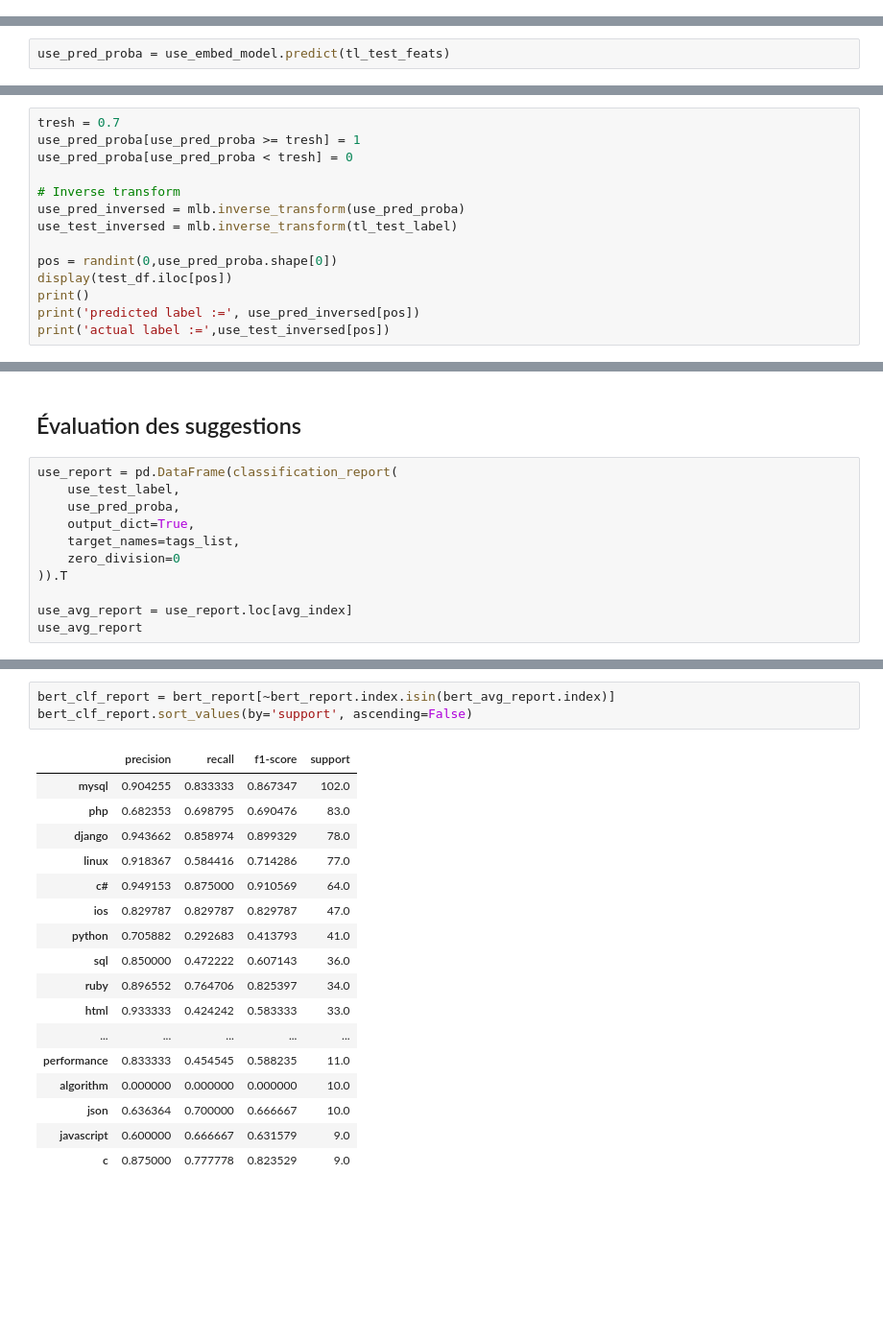
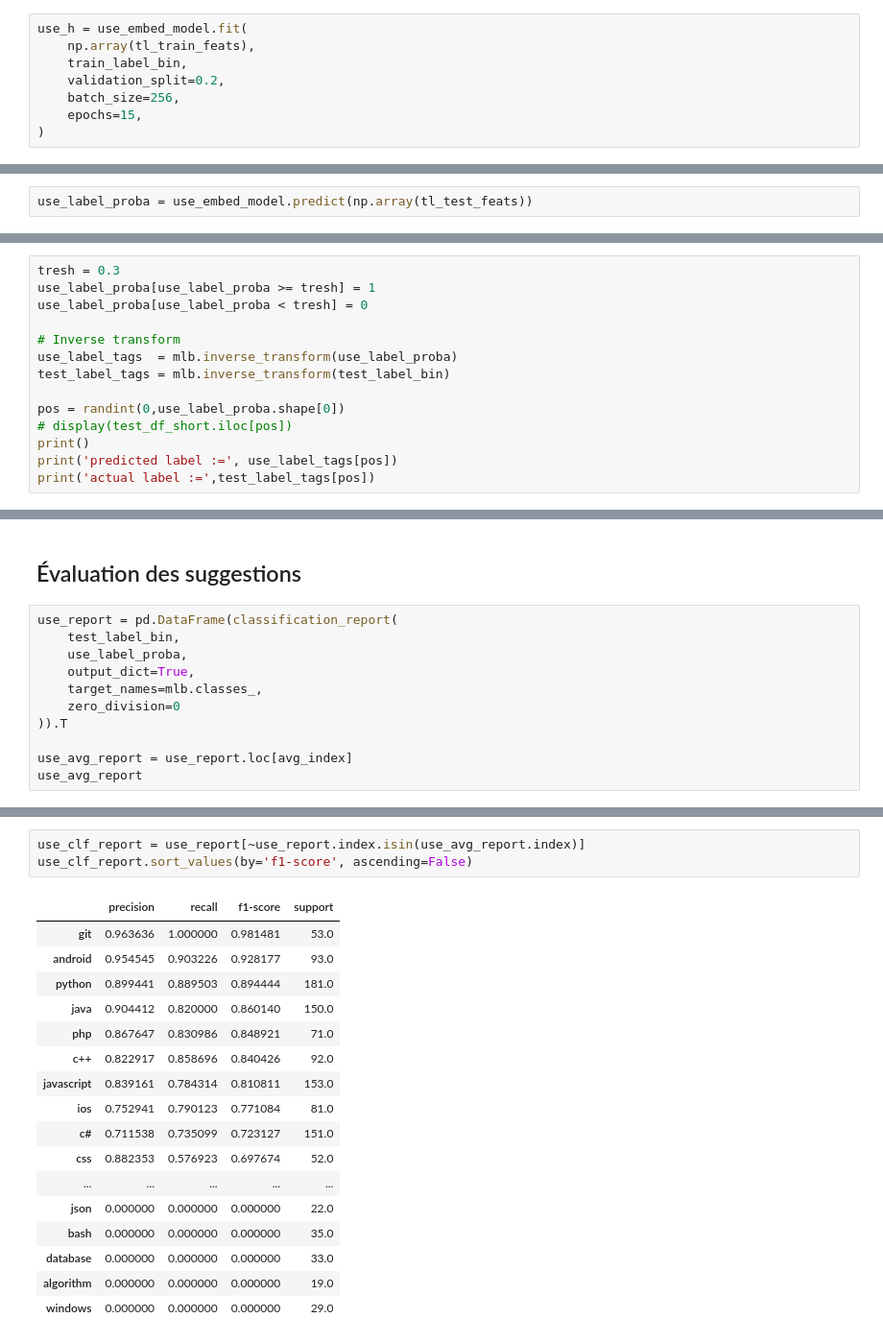
Before and after one commit to aliheadou/NLP_TagsSuggestion, a Jupyter notebook: 02_Suggestions.ipynb, the cells around one changed output, grey strips where cells are left out. Shown at 96% size. Drawn from its saved outputs; the diff is of its cells as text; blank space fills up the shorter version.

```diff
--- a/02_Suggestions.ipynb
+++ b/02_Suggestions.ipynb
@@ -1262,0 +1388,8 @@ use_history = use_embed_model.fit(tl_train_feats,
+# %%
+use_h = use_embed_model.fit(
+    np.array(tl_train_feats),
+    train_label_bin,
+    validation_split=0.2,
+    batch_size=256,
+    epochs=15,
+)
@@ -1269,4 +1428,4 @@ use_embed_model.evaluate(evaluate(tl_test_feats, tl_test_label)
 # %% [markdown]
 ## Inférence sur le test set
 # %%
-use_pred_proba = use_embed_model.predict(tl_test_feats)
+use_label_proba = use_embed_model.predict(np.array(tl_test_feats))
@@ -1273,14 +1434,14 @@ use_pred_proba = use_embed_model.predict(tl_test_feats)
 # %%
-tresh = 0.7
-use_pred_proba[use_pred_proba >= tresh] = 1
-use_pred_proba[use_pred_proba < tresh] = 0
+tresh = 0.3
+use_label_proba[use_label_proba >= tresh] = 1
+use_label_proba[use_label_proba < tresh] = 0
 
 # Inverse transform
-use_pred_inversed = mlb.inverse_transform(use_pred_proba)
-use_test_inversed = mlb.inverse_transform(tl_test_label)
+use_label_tags  = mlb.inverse_transform(use_label_proba)
+test_label_tags = mlb.inverse_transform(test_label_bin)
 
-pos = randint(0,use_pred_proba.shape[0])
-display(test_df.iloc[pos])
+pos = randint(0,use_label_proba.shape[0])
+# display(test_df_short.iloc[pos])
 print()
-print('predicted label :=', use_pred_inversed[pos])
-print('actual label :=',use_test_inversed[pos])
+print('predicted label :=', use_label_tags[pos])
+print('actual label :=',test_label_tags[pos])
@@ -1288,10 +1452,10 @@ print('actual label :=',use_test_inversed[pos])
 ## Évaluation des suggestions
 # %%
 use_report = pd.DataFrame(classification_report(
-    use_test_label,
-    use_pred_proba,
+    test_label_bin,
+    use_label_proba,
     output_dict=True,
-    target_names=tags_list,
+    target_names=mlb.classes_,
     zero_division=0
 )).T
 
@@ -1306,21 +1470,21 @@ use_avg_report
 # %%
-bert_clf_report = bert_report[~bert_report.index.isin(bert_avg_report.index)]
-bert_clf_report.sort_values(by='support', ascending=False)
+use_clf_report = use_report[~use_report.index.isin(use_avg_report.index)]
+use_clf_report.sort_values(by='f1-score', ascending=False)
 # %% [output]
 |  | precision | recall | f1-score | support |
-| mysql | 0.904255 | 0.833333 | 0.867347 | 102.0 |
-| php | 0.682353 | 0.698795 | 0.690476 | 83.0 |
-| django | 0.943662 | 0.858974 | 0.899329 | 78.0 |
-| linux | 0.918367 | 0.584416 | 0.714286 | 77.0 |
-| c# | 0.949153 | 0.875000 | 0.910569 | 64.0 |
-| ios | 0.829787 | 0.829787 | 0.829787 | 47.0 |
-| python | 0.705882 | 0.292683 | 0.413793 | 41.0 |
-| sql | 0.850000 | 0.472222 | 0.607143 | 36.0 |
-| ruby | 0.896552 | 0.764706 | 0.825397 | 34.0 |
-| html | 0.933333 | 0.424242 | 0.583333 | 33.0 |
+| git | 0.963636 | 1.000000 | 0.981481 | 53.0 |
+| android | 0.954545 | 0.903226 | 0.928177 | 93.0 |
+| python | 0.899441 | 0.889503 | 0.894444 | 181.0 |
+| java | 0.904412 | 0.820000 | 0.860140 | 150.0 |
+| php | 0.867647 | 0.830986 | 0.848921 | 71.0 |
+| c++ | 0.822917 | 0.858696 | 0.840426 | 92.0 |
+| javascript | 0.839161 | 0.784314 | 0.810811 | 153.0 |
+| ios | 0.752941 | 0.790123 | 0.771084 | 81.0 |
+| c# | 0.711538 | 0.735099 | 0.723127 | 151.0 |
+| css | 0.882353 | 0.576923 | 0.697674 | 52.0 |
 | ... | ... | ... | ... | ... |
-| performance | 0.833333 | 0.454545 | 0.588235 | 11.0 |
-| algorithm | 0.000000 | 0.000000 | 0.000000 | 10.0 |
-| json | 0.636364 | 0.700000 | 0.666667 | 10.0 |
-| javascript | 0.600000 | 0.666667 | 0.631579 | 9.0 |
-| c | 0.875000 | 0.777778 | 0.823529 | 9.0 |
+| json | 0.000000 | 0.000000 | 0.000000 | 22.0 |
+| bash | 0.000000 | 0.000000 | 0.000000 | 35.0 |
+| database | 0.000000 | 0.000000 | 0.000000 | 33.0 |
+| algorithm | 0.000000 | 0.000000 | 0.000000 | 19.0 |
+| windows | 0.000000 | 0.000000 | 0.000000 | 29.0 |
```
Also changed, not shown: parts of 201 cells of this notebook, 7 other files.
